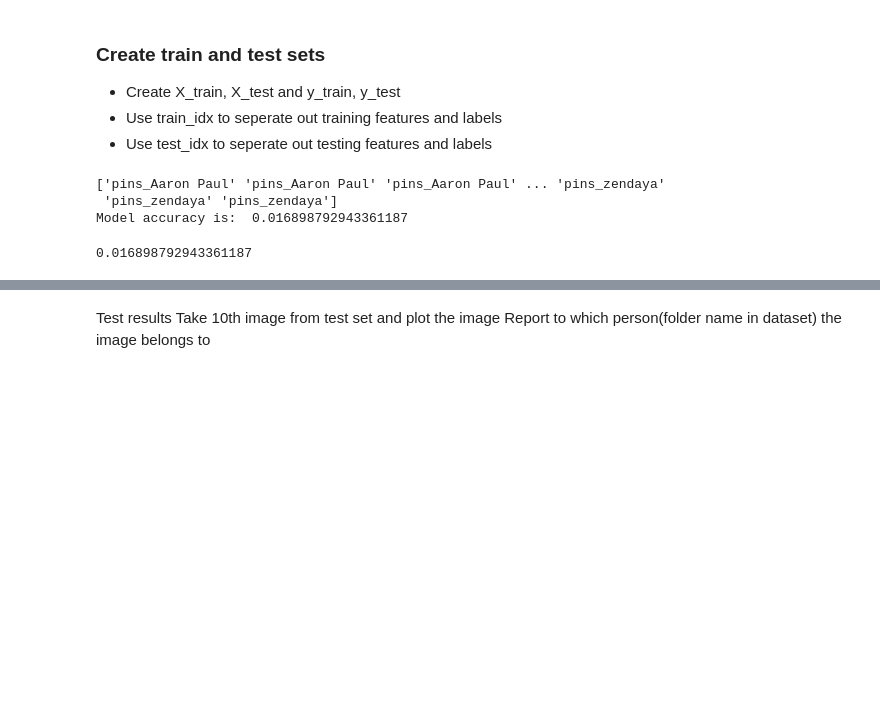
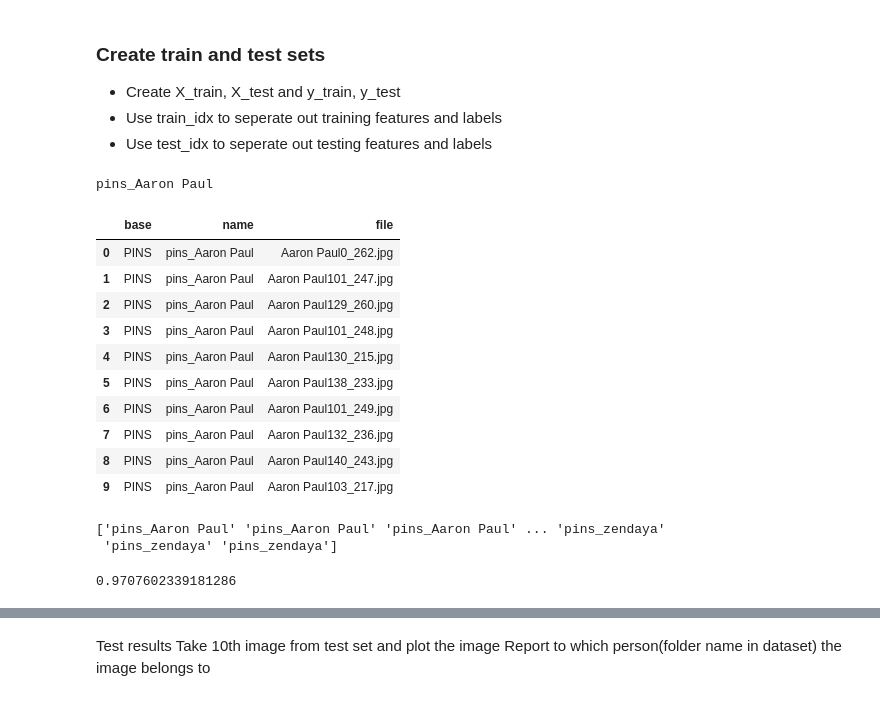
Before and after one commit to ramag2704/DL, a Jupyter notebook: FaceRecongnition.ipynb, the cells around one changed output, grey strips where cells are left out. Saved outputs shown, nothing was run; the diff lists cells and outputs as text; code cells hidden in the pictures; blank space fills up the shorter version.

```diff
--- a/FaceRecongnition.ipynb
+++ b/FaceRecongnition.ipynb
@@ -303,6 +308,27 @@ show_pair(70, 115)
 - Create X_train, X_test and y_train, y_test
 - Use train_idx to seperate out training features and labels
 - Use test_idx to seperate out testing features and labels
+# %%
+print(metadata[0].name)
+# %% [output]
+pins_Aaron Paul
+# %%
+import pandas as pd
+
+metadata_panda = pd.DataFrame.from_records([m.to_dict() for m in metadata])
+metadata_panda.head(10)
+# %% [output]
+|  | base | name | file |
+| 0 | PINS | pins_Aaron Paul | Aaron Paul0_262.jpg |
+| 1 | PINS | pins_Aaron Paul | Aaron Paul101_247.jpg |
+| 2 | PINS | pins_Aaron Paul | Aaron Paul129_260.jpg |
+| 3 | PINS | pins_Aaron Paul | Aaron Paul101_248.jpg |
+| 4 | PINS | pins_Aaron Paul | Aaron Paul130_215.jpg |
+| 5 | PINS | pins_Aaron Paul | Aaron Paul138_233.jpg |
+| 6 | PINS | pins_Aaron Paul | Aaron Paul101_249.jpg |
+| 7 | PINS | pins_Aaron Paul | Aaron Paul132_236.jpg |
+| 8 | PINS | pins_Aaron Paul | Aaron Paul140_243.jpg |
+| 9 | PINS | pins_Aaron Paul | Aaron Paul103_217.jpg |
 # %%
 from sklearn.preprocessing import LabelEncoder
 from sklearn.svm import LinearSVC
@@ -321,33 +347,50 @@ encoder.fit(targets)
 # Numerical encoding of identities
 y = encoder.transform(targets)
 
-train_idx = np.arange(metadata.shape[0]) % 2 != 0
-test_idx = np.arange(metadata.shape[0]) % 2 == 0
+train_idx = np.arange(metadata.shape[0]) % 9 != 0
+test_idx = np.arange(metadata.shape[0]) % 9 == 0
 
-embedding_vector=np.zeros((metadata.shape[0]), dtype=object)
-embedding_vector=embedding_vector.reshape(embedding_vector.shape[0],-1)
+#embedding_vector=np.zeros((metadata.shape[0]), dtype=object)
+#embedding_vector=embedding_vector.reshape(embedding_vector.shape[0],-1)
 
 X_train = embedding_vector[train_idx]
 X_test = embedding_vector[test_idx]
 y_train = y[train_idx]
 y_test = y[test_idx]
 
+from sklearn.model_selection import train_test_split
+#X_train, X_test, y_train, y_test = train_test_split(embedding_vector, targets, shuffle=False, test_size=0.30)
 
 
-#svc = LinearSVC()
-svm = SVC(kernel='linear', probability=False, random_state=42)
+from sklearn.model_selection import GridSearchCV
 
-svm.fit(X_train, y_train)
+param_grid = {'C': [1e3, 5e3, 1e4, 5e4, 1e5],
+              'gamma': [0.0001, 0.0005, 0.001, 0.005, 0.01, 0.1], }
+#clf = GridSearchCV(
+  #  SVC(kernel='linear', class_weight='balanced'), param_grid
+#)
+#svm_classifier = clf.fit(X_train, y_train)
+#print("Best estimator found by grid search:")
+#print(svm_classifier.get_params)
+
+#pred_train = svm_classifier.predict(X_train)
+
+svc = LinearSVC()
+#svm = SVC(kernel='linear', probability=False, random_state=42)
+
+
+svc.fit(X_train, y_train)
 
 
 # generate predictions
-y_pred = svm.predict(X_test)
+y_pred = svc.predict(X_test)
 
 # calculate accuracy
 accuracy = accuracy_score(y_test, y_pred)
-print('Model accuracy is: ', accuracy)
+
+accuracy
+#svm_classifier.score(X_train, y_train)
 # %% [output]
 ['pins_Aaron Paul' 'pins_Aaron Paul' 'pins_Aaron Paul' ... 'pins_zendaya'
  'pins_zendaya' 'pins_zendaya']
-Model accuracy is:  0.016898792943361187
-0.016898792943361187
+0.9707602339181286
```
Also changed, not shown: parts of 14 cells of this notebook, 1 other file.
